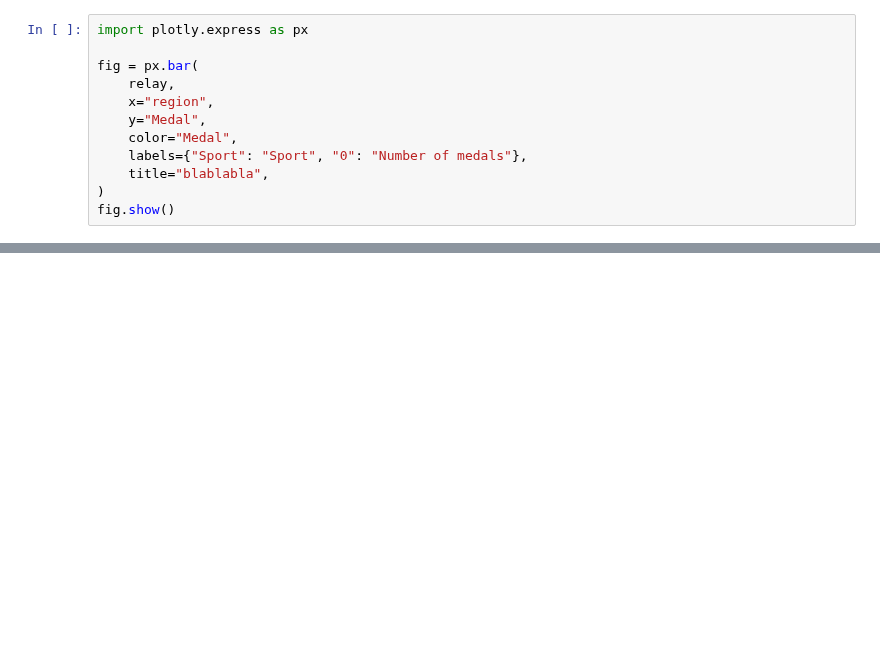
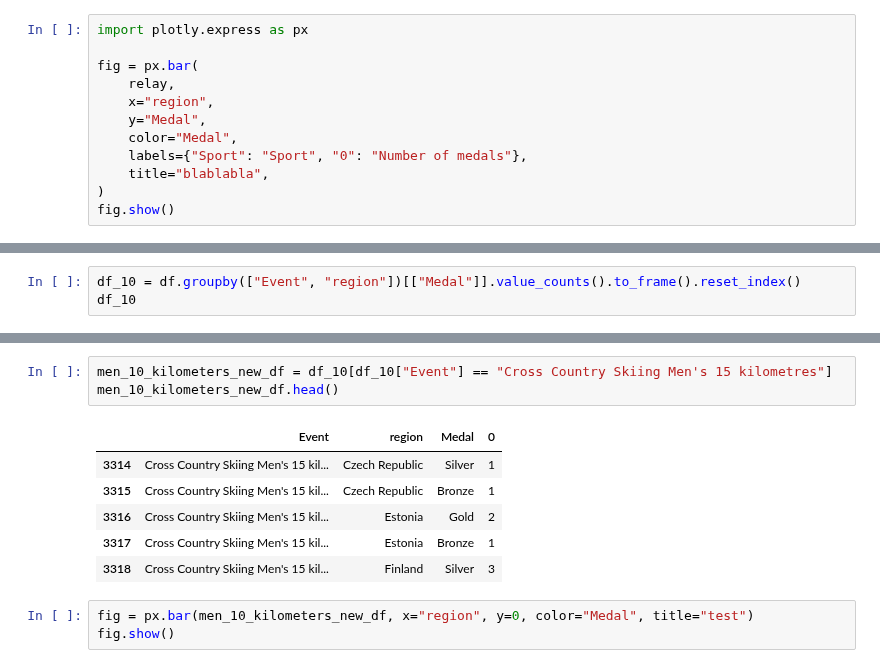
Before and after one commit to wlinds/ITHS-Projekt-OS, a Jupyter notebook: Notes/jonas_uppgift_2.ipynb, the cells around one changed output, grey strips where cells are left out. Saved outputs shown, nothing was run; the diff lists cells and outputs as text; blank space fills up the shorter version.

```diff
--- a/Notes/jonas_uppgift_2.ipynb
+++ b/Notes/jonas_uppgift_2.ipynb
@@ -342,0 +366,3 @@ fig.show()
+# %%
+df_10 = df.groupby(["Event", "region"])[["Medal"]].value_counts().to_frame().reset_index()
+df_10
@@ -342,0 +383,13 @@ fig.show()
+# %%
+men_10_kilometers_new_df = df_10[df_10["Event"] == "Cross Country Skiing Men's 15 kilometres"]
+men_10_kilometers_new_df.head()
+# %% [output]
+|  | Event | region | Medal | 0 |
+| 3314 | Cross Country Skiing Men's 15 kil... | Czech Republic | Silver | 1 |
+| 3315 | Cross Country Skiing Men's 15 kil... | Czech Republic | Bronze | 1 |
+| 3316 | Cross Country Skiing Men's 15 kil... | Estonia | Gold | 2 |
+| 3317 | Cross Country Skiing Men's 15 kil... | Estonia | Bronze | 1 |
+| 3318 | Cross Country Skiing Men's 15 kil... | Finland | Silver | 3 |
+# %%
+fig = px.bar(men_10_kilometers_new_df, x="region", y=0, color="Medal", title="test")
+fig.show()
```
Also changed, not shown: parts of 4 cells of this notebook.
